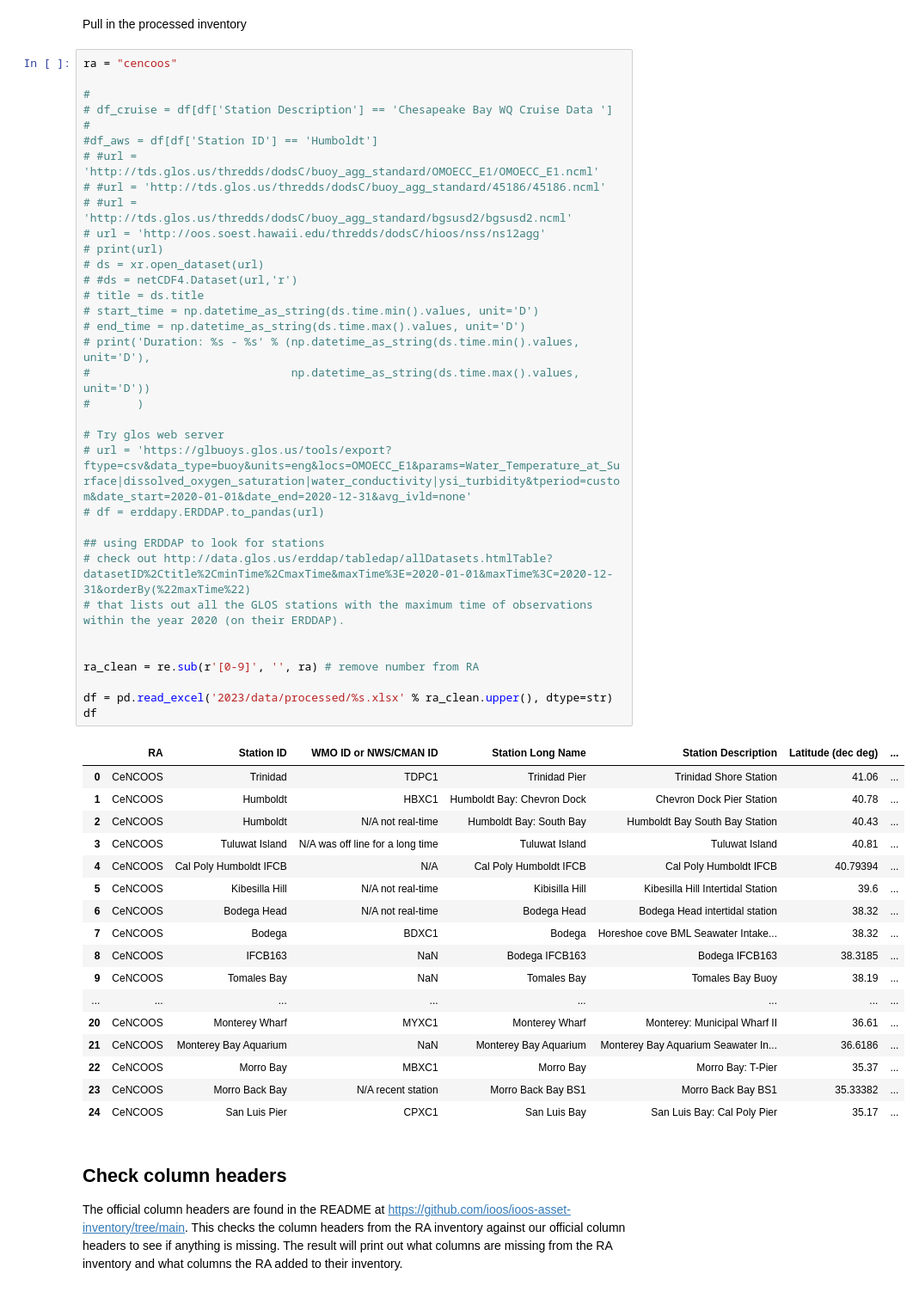
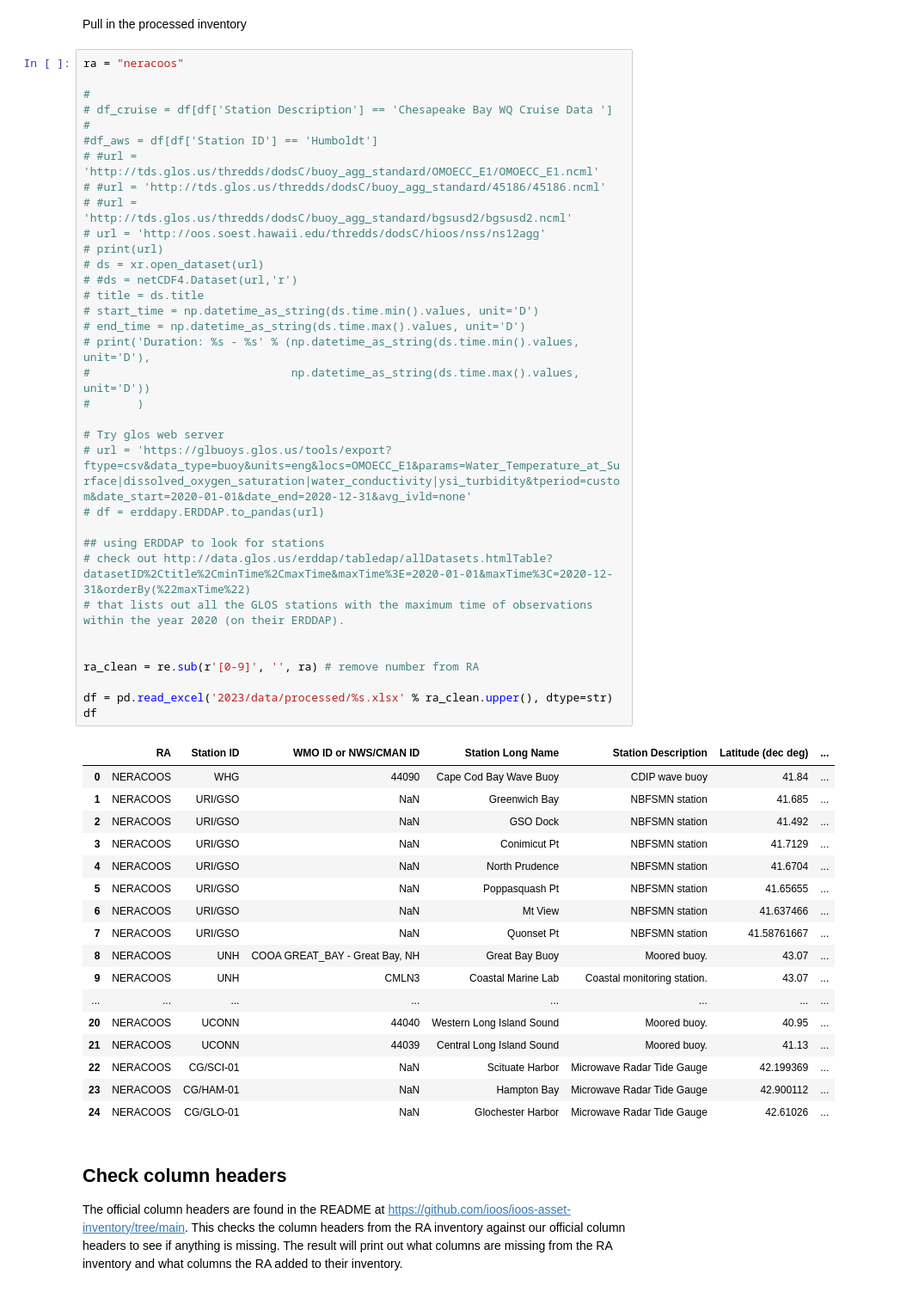
Before and after one commit to ioos/ioos-asset-inventory, a Jupyter notebook: spot_check_stations.ipynb, the cells around one changed output. Shown at 86% size. Drawn from its saved outputs; the diff is of its cells as text.

```diff
--- a/spot_check_stations.ipynb
+++ b/spot_check_stations.ipynb
@@ -9,7 +9,7 @@ import re
 # %% [markdown]
 Pull in the processed inventory
 # %%
-ra = "cencoos"
+ra = "neracoos"
 
 #
 # df_cruise = df[df['Station Description'] == 'Chesapeake Bay WQ Cruise Data ']
@@ -17,49 +17,49 @@ ra = "cencoos"
 #df_aws = df[df['Station ID'] == 'Humboldt']
 # #url = 'http://tds.glos.us/thredds/dodsC/buoy_agg_standard/OMOECC_E1/OMOECC_E1.ncml'
 # #url = 'http://tds.glos.us/thredds/dodsC/buoy_agg_standard/45186/45186.ncml'
 # #url = 'http://tds.glos.us/thredds/dodsC/buoy_agg_standard/bgsusd2/bgsusd2.ncml'
 # url = 'http://oos.soest.hawaii.edu/thredds/dodsC/hioos/nss/ns12agg'
 # print(url)
 # ds = xr.open_dataset(url)
 # #ds = netCDF4.Dataset(url,'r')
 # title = ds.title
 # start_time = np.datetime_as_string(ds.time.min().values, unit='D')
 # end_time = np.datetime_as_string(ds.time.max().values, unit='D')
 # print('Duration: %s - %s' % (np.datetime_as_string(ds.time.min().values, unit='D'),
 #                              np.datetime_as_string(ds.time.max().values, unit='D'))
 #       )
 
 # Try glos web server
 # url = 'https://glbuoys.glos.us/tools/export?ftype=csv&data_type=buoy&units=eng&locs=OMOECC_E1&params=Water_Temperature_at_Surface|dissolved_oxygen_saturation|water_conductivity|ysi_turbidity&tperiod=custom&date_start=2020-01-01&date_end=2020-12-31&avg_ivld=none'
 # df = erddapy.ERDDAP.to_pandas(url)
 
 ## using ERDDAP to look for stations
 # check out http://data.glos.us/erddap/tabledap/allDatasets.htmlTable?datasetID%2Ctitle%2CminTime%2CmaxTime&maxTime%3E=2020-01-01&maxTime%3C=2020-12-31&orderBy(%22maxTime%22)
 # that lists out all the GLOS stations with the maximum time of observations within the year 2020 (on their ERDDAP).
 
 
 ra_clean = re.sub(r'[0-9]', '', ra) # remove number from RA
 
 df = pd.read_excel('2023/data/processed/%s.xlsx' % ra_clean.upper(), dtype=str)
 df
 # %% [output]
 |  | RA | Station ID | WMO ID or NWS/CMAN ID | Station Long Name | Station Description | Latitude (dec deg) | ... |
-| 0 | CeNCOOS | Trinidad | TDPC1 | Trinidad Pier | Trinidad Shore Station | 41.06 | ... |
-| 1 | CeNCOOS | Humboldt | HBXC1 | Humboldt Bay: Chevron Dock | Chevron Dock Pier Station | 40.78 | ... |
-| 2 | CeNCOOS | Humboldt | N/A not real-time | Humboldt Bay: South Bay | Humboldt Bay South Bay Station | 40.43 | ... |
-| 3 | CeNCOOS | Tuluwat Island | N/A was off line for a long time | Tuluwat Island | Tuluwat Island | 40.81 | ... |
-| 4 | CeNCOOS | Cal Poly Humboldt IFCB | N/A | Cal Poly Humboldt IFCB | Cal Poly Humboldt IFCB | 40.79394 | ... |
-| 5 | CeNCOOS | Kibesilla Hill | N/A not real-time | Kibisilla Hill | Kibesilla Hill Intertidal Station | 39.6 | ... |
-| 6 | CeNCOOS | Bodega Head | N/A not real-time | Bodega Head | Bodega Head intertidal station | 38.32 | ... |
-| 7 | CeNCOOS | Bodega | BDXC1 | Bodega | Horeshoe cove BML Seawater Intake... | 38.32 | ... |
-| 8 | CeNCOOS | IFCB163 | NaN | Bodega IFCB163 | Bodega IFCB163 | 38.3185 | ... |
-| 9 | CeNCOOS | Tomales Bay | NaN | Tomales Bay | Tomales Bay Buoy | 38.19 | ... |
+| 0 | NERACOOS | WHG | 44090 | Cape Cod Bay Wave Buoy | CDIP wave buoy | 41.84 | ... |
+| 1 | NERACOOS | URI/GSO | NaN | Greenwich Bay | NBFSMN station | 41.685 | ... |
+| 2 | NERACOOS | URI/GSO | NaN | GSO Dock | NBFSMN station | 41.492 | ... |
+| 3 | NERACOOS | URI/GSO | NaN | Conimicut Pt | NBFSMN station | 41.7129 | ... |
+| 4 | NERACOOS | URI/GSO | NaN | North Prudence | NBFSMN station | 41.6704 | ... |
+| 5 | NERACOOS | URI/GSO | NaN | Poppasquash Pt | NBFSMN station | 41.65655 | ... |
+| 6 | NERACOOS | URI/GSO | NaN | Mt View | NBFSMN station | 41.637466 | ... |
+| 7 | NERACOOS | URI/GSO | NaN | Quonset Pt | NBFSMN station | 41.58761667 | ... |
+| 8 | NERACOOS | UNH | COOA GREAT_BAY - Great Bay, NH | Great Bay Buoy | Moored buoy. | 43.07 | ... |
+| 9 | NERACOOS | UNH | CMLN3 | Coastal Marine Lab | Coastal monitoring station. | 43.07 | ... |
 | ... | ... | ... | ... | ... | ... | ... | ... |
-| 20 | CeNCOOS | Monterey Wharf | MYXC1 | Monterey Wharf | Monterey: Municipal Wharf II | 36.61 | ... |
-| 21 | CeNCOOS | Monterey Bay Aquarium | NaN | Monterey Bay Aquarium | Monterey Bay Aquarium Seawater In... | 36.6186 | ... |
-| 22 | CeNCOOS | Morro Bay | MBXC1 | Morro Bay | Morro Bay: T-Pier | 35.37 | ... |
-| 23 | CeNCOOS | Morro Back Bay | N/A recent station | Morro Back Bay BS1 | Morro Back Bay BS1 | 35.33382 | ... |
-| 24 | CeNCOOS | San Luis Pier | CPXC1 | San Luis Bay | San Luis Bay: Cal Poly Pier | 35.17 | ... |
+| 20 | NERACOOS | UCONN | 44040 | Western Long Island Sound | Moored buoy. | 40.95 | ... |
+| 21 | NERACOOS | UCONN | 44039 | Central Long Island Sound | Moored buoy. | 41.13 | ... |
+| 22 | NERACOOS | CG/SCI-01 | NaN | Scituate Harbor | Microwave Radar Tide Gauge | 42.199369 | ... |
+| 23 | NERACOOS | CG/HAM-01 | NaN | Hampton Bay | Microwave Radar Tide Gauge | 42.900112 | ... |
+| 24 | NERACOOS | CG/GLO-01 | NaN | Glochester Harbor | Microwave Radar Tide Gauge | 42.61026 | ... |
 # %% [markdown]
 ## Check column headers
 
```
Also changed, not shown: parts of 16 cells of this notebook, 10 other files.
